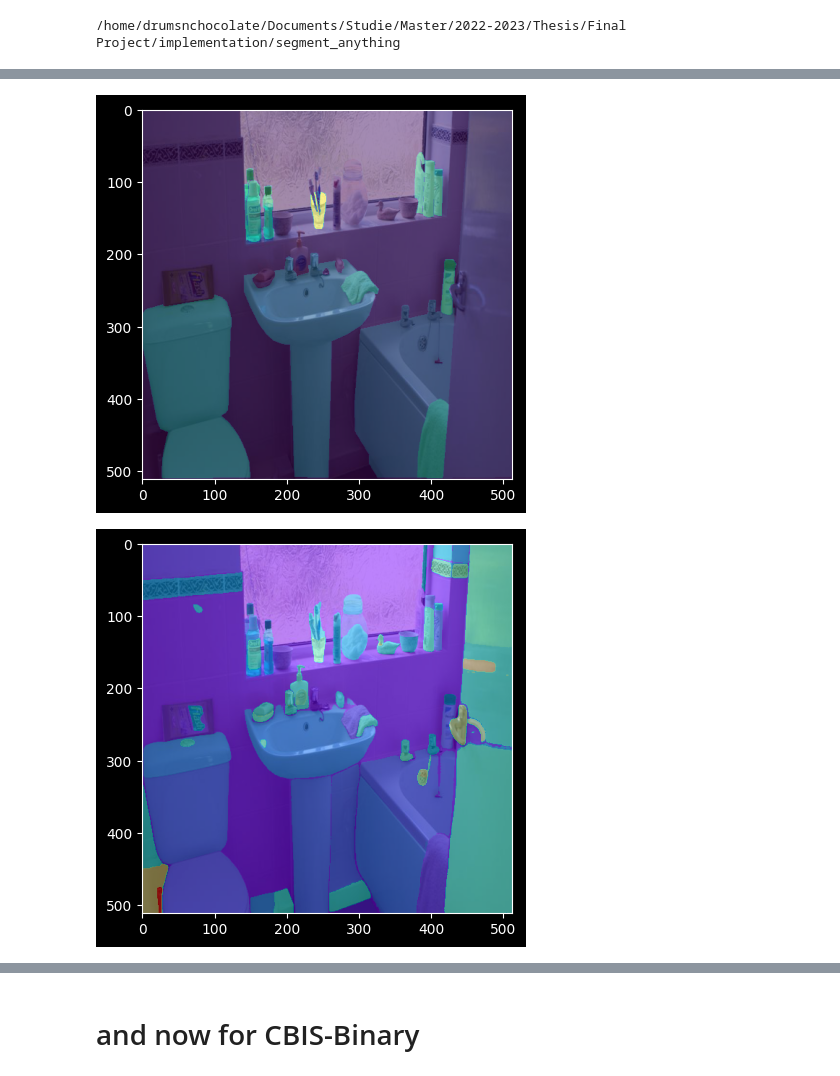
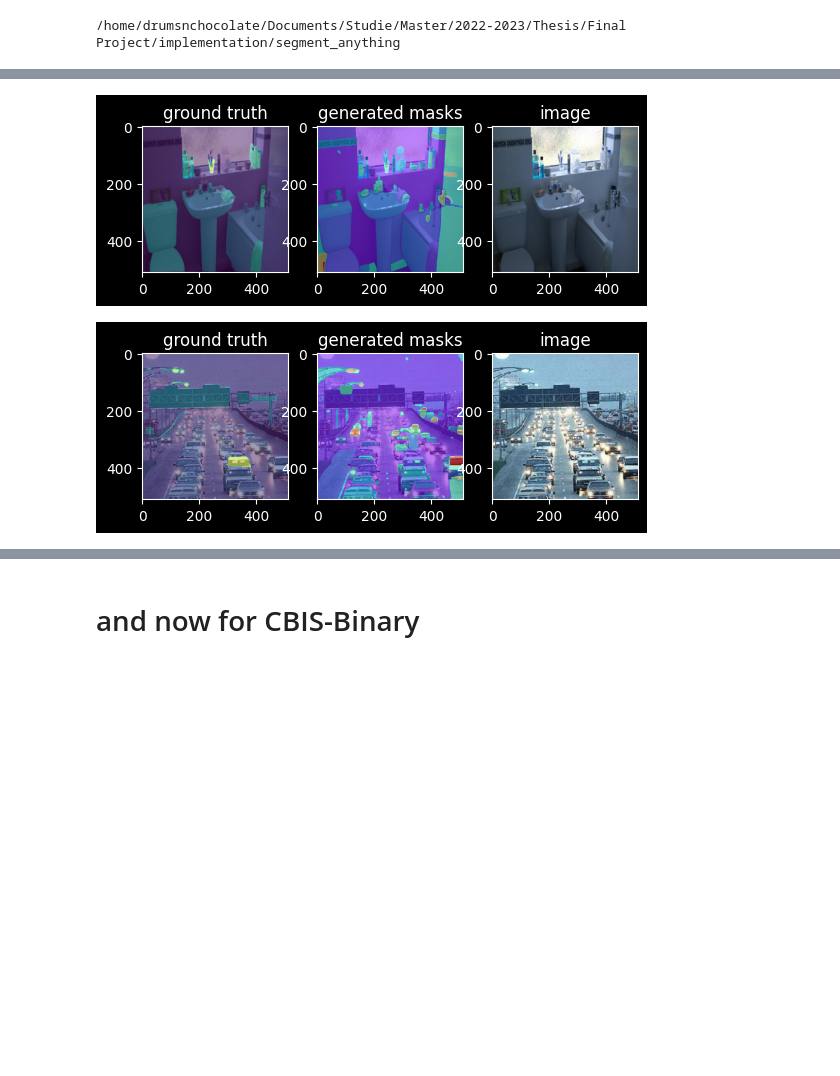
Before and after one commit to DrumsnChocolate/final-project, a Jupyter notebook: implementation/segment_anything/finetune/test_finetune.py.ipynb, the cells around one changed output, grey strips where cells are left out. Saved outputs shown, nothing was run; the diff lists cells and outputs as text; code cells hidden in the pictures; blank space fills up the shorter version.

```diff
--- a/implementation/segment_anything/finetune/test_finetune.py.ipynb
+++ b/implementation/segment_anything/finetune/test_finetune.py.ipynb
@@ -31,17 +50,22 @@ def maskshow(mask, alpha=1, ax=plt):
 
 def get_mask(sample, mask_generator) -> torch.Tensor:
     masks = mask_generator.generate(np.array(sample.permute(1,2,0)))
+    print(len(masks))
     merged_mask = sum([mask['segmentation']*(i+1) for i, mask in enumerate(masks)])
     return torch.Tensor(merged_mask)
 
-def show_label(sample, label, gray_sample=False, gray_label=False):
-    imshow(sample, gray=gray_sample)
-    imshow(label, alpha=0.5, gray=gray_label)
+def show_label(sample, label, gray_sample=False, gray_label=False, ax=plt, show=True):
+    imshow(sample, gray=gray_sample, ax=ax)
+    imshow(label, alpha=0.5, gray=gray_label, ax=ax)
+    if not show:
+        return
     plt.show()
 
-def show_mask(sample, merged_mask, gray_sample=False):
-    imshow(sample, gray=gray_sample)
-    maskshow(merged_mask, alpha=0.5)
+def show_mask(sample, merged_mask, gray_sample=False, ax=plt, show=True):
+    imshow(sample, gray=gray_sample, ax=ax)
+    maskshow(merged_mask, alpha=0.5, ax=ax)
+    if not show:
+        return
     plt.show()
 
 def repeat(sample, n):
@@ -51,8 +78,14 @@ merged_masks = [get_mask(sample, mask_generator) for sample in samples]
 # %%
 
 for sample, label, merged_mask in zip(samples, labels, merged_masks):
-    show_label(sample, label)
-    show_mask(sample, merged_mask)
+    fig, axes = plt.subplots(1, 3)
+    axes[0].set_title('ground truth')
+    show_label(sample, label, ax=axes[0], show=False)
+    axes[1].set_title('generated masks')
+    show_mask(sample, merged_mask, ax=axes[1], show=False)
+    axes[2].set_title('image')
+    imshow(sample, ax=axes[2])
+    plt.show()
 # %% [output]
-[figure, old version]
+[figure, new version]
-[figure, old version]
+[figure, new version]
```
Also changed, not shown: parts of 10 cells of this notebook, 3 other files.
